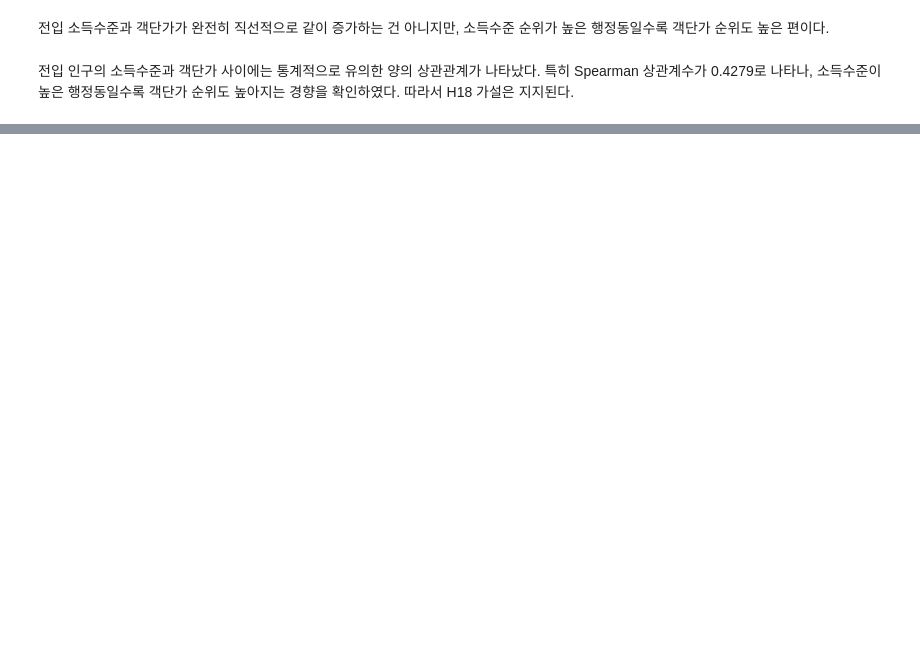
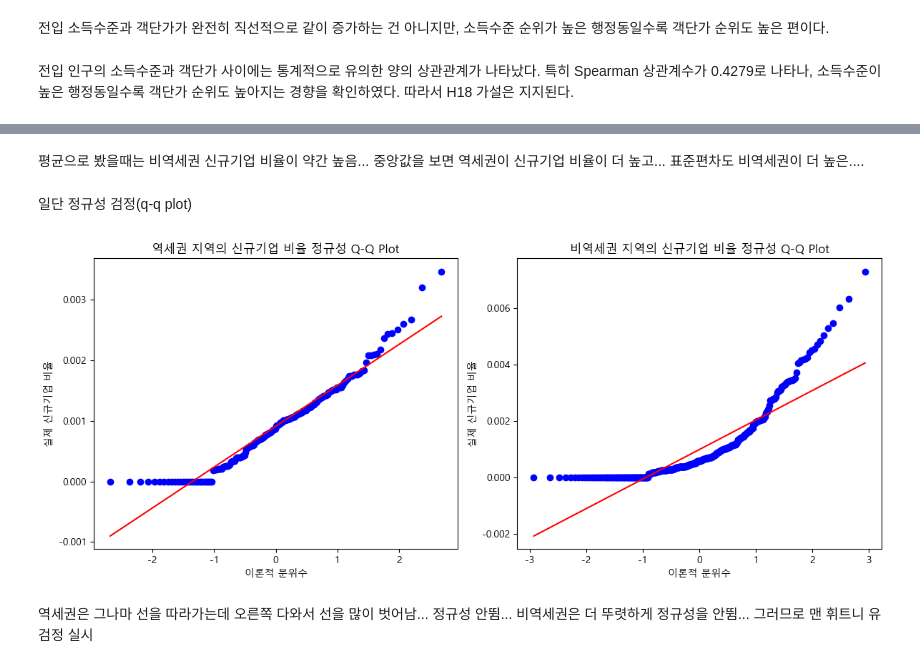
Before and after one commit to bulsajo1/final_project, a Jupyter notebook: Jiryun/통계_검정.ipynb, the cells around one changed output, grey strips where cells are left out. Cells and saved outputs as stored; diff of their text form; code cells hidden in the pictures; blank space fills up the shorter version.

```diff
--- a/Jiryun/통계_검정.ipynb
+++ b/Jiryun/통계_검정.ipynb
@@ -2280,0 +2378,6 @@ display(h18_result_df)
+# %%
+h19_base["new_corp_ratio"] = np.where(
+    h19_base["store_mer_cnt"] > 0,
+    h19_base["new_corp_cnt"] / h19_base["store_mer_cnt"],
+    np.nan
+)
@@ -2280,0 +2421,20 @@ display(h18_result_df)
+# %%
+station_group = h19_data[
+    h19_data["is_station_area"] == 1
+]["new_corp_ratio"]
+
+non_station_group = h19_data[
+    h19_data["is_station_area"] == 0
+]["new_corp_ratio"]
+
+print("역세권 그룹 n:", len(station_group))
+print("비역세권 그룹 n:", len(non_station_group))
+
+print("\n역세권 신규기업 비율 평균:", station_group.mean())
+print("비역세권 신규기업 비율 평균:", non_station_group.mean())
+
+print("\n역세권 신규기업 비율 중앙값:", station_group.median())
+print("비역세권 신규기업 비율 중앙값:", non_station_group.median())
+
+print("\n역세권 신규기업 비율 표준편차:", station_group.std())
+print("비역세권 신규기업 비율 표준편차:", non_station_group.std())
@@ -2280,0 +2453,29 @@ display(h18_result_df)
+# %% [markdown]
+평균으로 봤을때는 비역세권 신규기업 비율이 약간 높음...
+중앙값을 보면 역세권이 신규기업 비율이 더 높고... 표준편차도 비역세권이 더 높은....
+# %% [markdown]
+일단 정규성 검정(q-q plot)
+# %%
+plt.figure(figsize=(12, 5))
+
+# 역세권 Q-Q plot
+ax1 = plt.subplot(1, 2, 1)
+probplot(station_group, dist="norm", plot=ax1)
+ax1.set_title("역세권 지역의 신규기업 비율 정규성 Q-Q Plot")
+ax1.set_xlabel("이론적 분위수")
+ax1.set_ylabel("실제 신규기업 비율")
+
+# 비역세권 Q-Q plot
+ax2 = plt.subplot(1, 2, 2)
+probplot(non_station_group, dist="norm", plot=ax2)
+ax2.set_title("비역세권 지역의 신규기업 비율 정규성 Q-Q Plot")
+ax2.set_xlabel("이론적 분위수")
+ax2.set_ylabel("실제 신규기업 비율")
+
+plt.tight_layout()
+plt.show()
+# %% [output]
+[figure, added]
+# %% [markdown]
+역세권은 그나마 선을 따라가는데 오른쪽 다와서 선을 많이 벗어남... 정규성 안뜀... 비역세권은 더 뚜렷하게 정규성을 안뜀...
+그러므로 맨 휘트니 유 검정 실시
```
Also changed, not shown: parts of 47 cells of this notebook.
